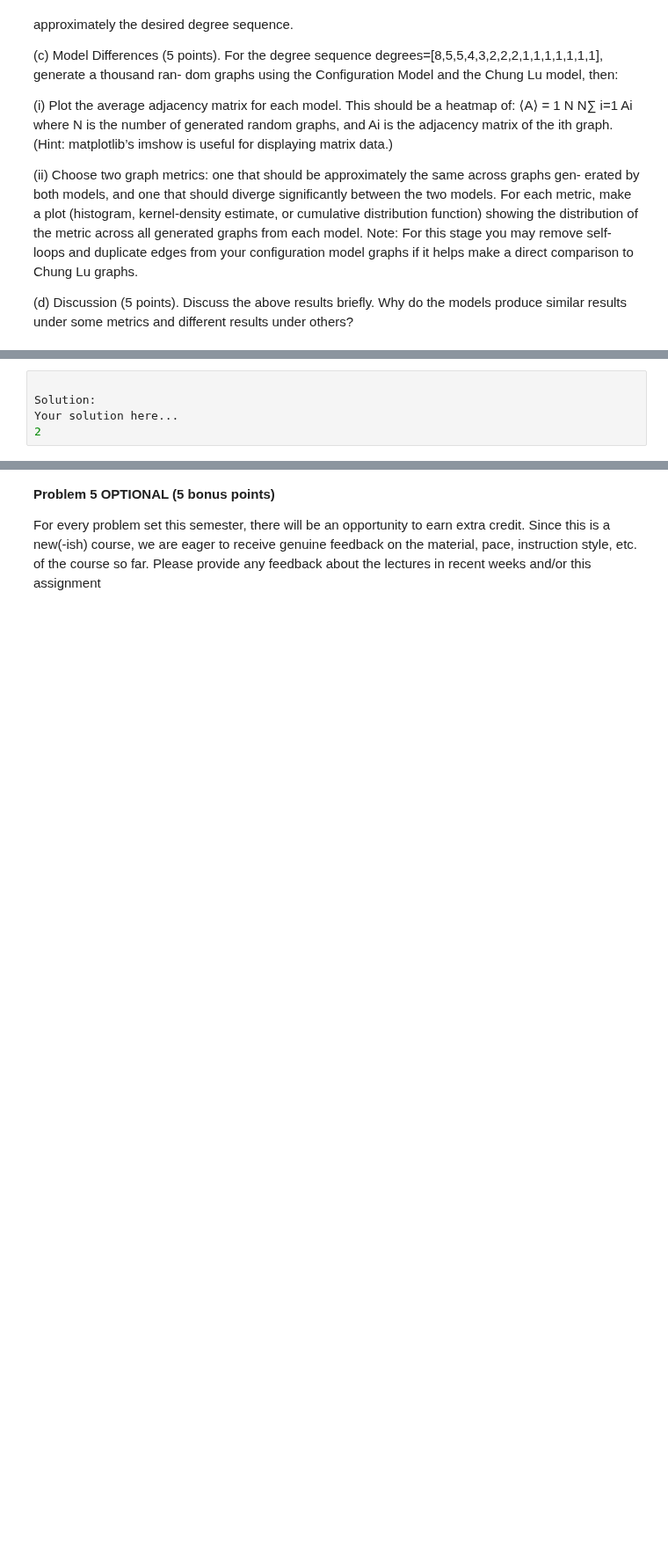
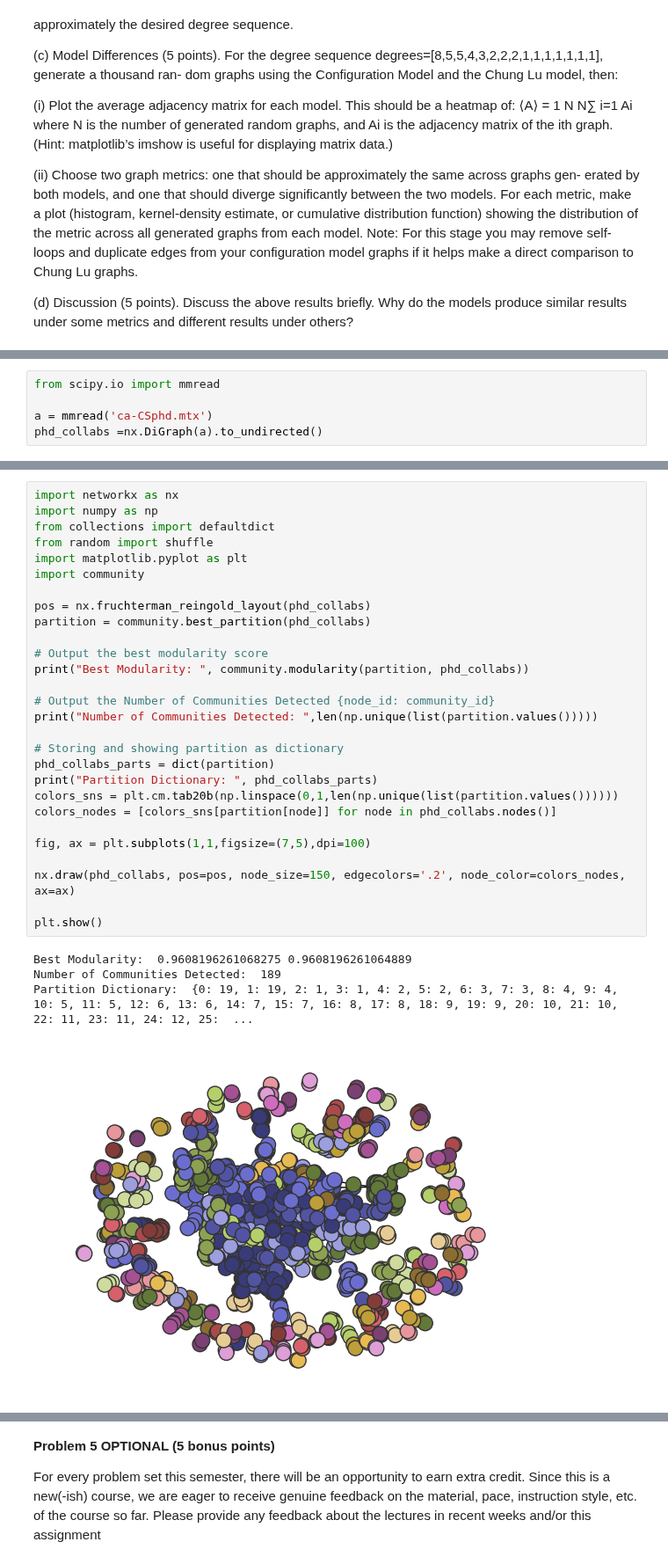
Before and after one commit to rhughes74/Assignments, a Jupyter notebook: 5051/Assignment_2/assignment02.ipynb, the cells around one changed output, grey strips where cells are left out. Shown at 88% size. Drawn from its saved outputs; the diff is of its cells as text; blank space fills up the shorter version.

```diff
--- a/5051/Assignment_2/assignment02.ipynb
+++ b/5051/Assignment_2/assignment02.ipynb
@@ -294,7 +367,7 @@ What properties should this function f have? For this question, base your answer
 used in the literature, after a brief search about methods for quantifying differences between graph
 partitions. You do not need to implement the function, a high-level discussion is sufficient.
 # %%
+from scipy.io import mmread
 
-Solution:
-Your solution here...
-2
+a = mmread('ca-CSphd.mtx')
+phd_collabs =nx.DiGraph(a).to_undirected()
@@ -300,0 +522,33 @@ Your solution here...
+# %%
+import networkx as nx
+import numpy as np
+from collections import defaultdict
+from random import shuffle
+import matplotlib.pyplot as plt
+import community
+
+pos = nx.fruchterman_reingold_layout(phd_collabs)
+partition = community.best_partition(phd_collabs)
+
+# Output the best modularity score
+print("Best Modularity: ", community.modularity(partition, phd_collabs))
+
+# Output the Number of Communities Detected {node_id: community_id}
+print("Number of Communities Detected: ",len(np.unique(list(partition.values()))))
+
+# Storing and showing partition as dictionary
+phd_collabs_parts = dict(partition)
+print("Partition Dictionary: ", phd_collabs_parts)
+colors_sns = plt.cm.tab20b(np.linspace(0,1,len(np.unique(list(partition.values())))))
+colors_nodes = [colors_sns[partition[node]] for node in phd_collabs.nodes()]
+
+fig, ax = plt.subplots(1,1,figsize=(7,5),dpi=100)
+
+nx.draw(phd_collabs, pos=pos, node_size=150, edgecolors='.2', node_color=colors_nodes, ax=ax)
+
+plt.show()
+# %% [output]
+Best Modularity:  0.9608196261068275 0.9608196261064889
+Number of Communities Detected:  189
+Partition Dictionary:  {0: 19, 1: 19, 2: 1, 3: 1, 4: 2, 5: 2, 6: 3, 7: 3, 8: 4, 9: 4, 10: 5, 11: 5, 12: 6, 13: 6, 14: 7, 15: 7, 16: 8, 17: 8, 18: 9, 19: 9, 20: 10, 21: 10, 22: 11, 23: 11, 24: 12, 25:  ...
+[figure, added]
```
Also changed, not shown: parts of 17 cells of this notebook, 3 other files.
